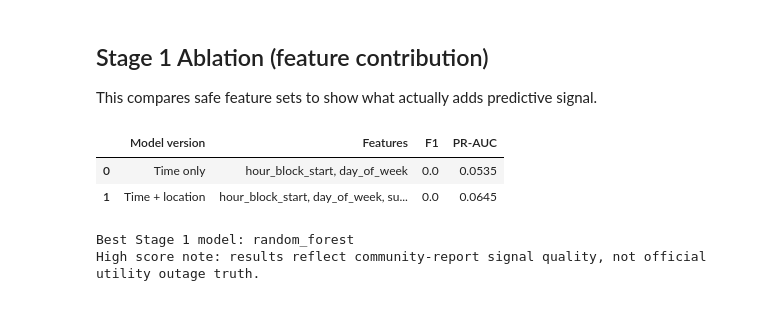
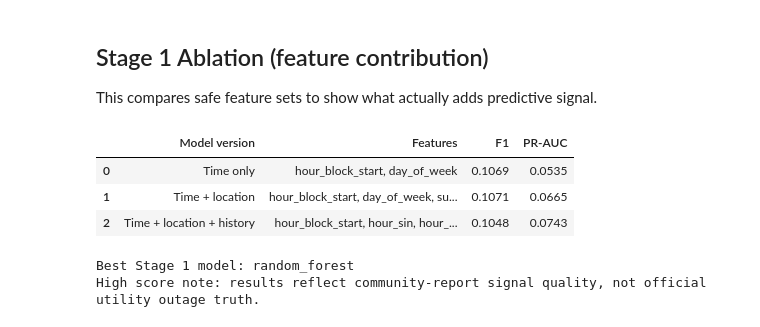
Before and after one commit to lisan-5/GridSense, a Jupyter notebook: notebooks/Lisanegebriel_Abay_Ethiopia_Final_Project.ipynb, the cells around one changed output. Cells and saved outputs as stored; diff of their text form; code cells hidden in the pictures.

```diff
--- a/notebooks/Lisanegebriel_Abay_Ethiopia_Final_Project.ipynb
+++ b/notebooks/Lisanegebriel_Abay_Ethiopia_Final_Project.ipynb
@@ -468,35 +647,40 @@ bucket_tbl
 This compares safe feature sets to show what actually adds predictive signal.
 # %%
 ablation_specs = {
-    'Time only': ['hour_block_start','day_of_week'],
-    'Time + location': ['hour_block_start','day_of_week','sub_city'],
+    'Time only': ['hour_block_start', 'day_of_week'],
+    'Time + location': ['hour_block_start', 'day_of_week', 'sub_city'],
+    'Time + location + history': stage1_features,
 }
 
 abl_rows = []
 for name, feats in ablation_specs.items():
     X_ab = forecast_df[feats].copy()
-    num_ab = [f for f in feats if f in ['hour_block_start']]
+    num_ab = [f for f in feats if f in ['hour_block_start','hour_sin','hour_cos','is_weekend','lag1_outage_reported','rolling3_report_rate']]
     cat_ab = [f for f in feats if f not in num_ab]
     pre_ab = ColumnTransformer([
         ('num', Pipeline([('imp', SimpleImputer(strategy='median'))]), num_ab),
-        ('cat', Pipeline([('imp', SimpleImputer(strategy='most_frequent')),('oh', OneHotEncoder(handle_unknown='ignore'))]), cat_ab)
+        ('cat', Pipeline([('imp', SimpleImputer(strategy='most_frequent')), ('oh', OneHotEncoder(handle_unknown='ignore'))]), cat_ab)
     ])
-    pipe_ab = Pipeline([('pre', pre_ab), ('model', LogisticRegression(max_iter=2000, random_state=42))])
+    pipe_ab = Pipeline([
+        ('pre', pre_ab),
+        ('model', LogisticRegression(max_iter=3000, class_weight='balanced', random_state=42))
+    ])
     yhat = cross_val_predict(pipe_ab, X_ab, y, cv=cv, method='predict')
-    ypr = cross_val_predict(pipe_ab, X_ab, y, cv=cv, method='predict_proba')[:,1]
+    ypr = cross_val_predict(pipe_ab, X_ab, y, cv=cv, method='predict_proba')[:, 1]
     abl_rows.append({
         'Model version': name,
         'Features': ', '.join(feats),
-        'F1': round(f1_score(y, yhat, zero_division=0),4),
-        'PR-AUC': round(average_precision_score(y, ypr),4),
+        'F1': round(f1_score(y, yhat, zero_division=0), 4),
+        'PR-AUC': round(average_precision_score(y, ypr), 4),
     })
 
 ablation_df = pd.DataFrame(abl_rows)
-ablation_df
+display(ablation_df)
 # %% [output]
 |  | Model version | Features | F1 | PR-AUC |
-| 0 | Time only | hour_block_start, day_of_week | 0.0 | 0.0535 |
-| 1 | Time + location | hour_block_start, day_of_week, su... | 0.0 | 0.0645 |
+| 0 | Time only | hour_block_start, day_of_week | 0.1069 | 0.0535 |
+| 1 | Time + location | hour_block_start, day_of_week, su... | 0.1071 | 0.0665 |
+| 2 | Time + location + history | hour_block_start, hour_sin, hour_... | 0.1048 | 0.0743 |
 # %%
 # Calibration / probability buckets for best model (by F1)
 best_name = stage1_df.iloc[0]['model']
```
Also changed, not shown: parts of 32 cells of this notebook, 6 other files.
